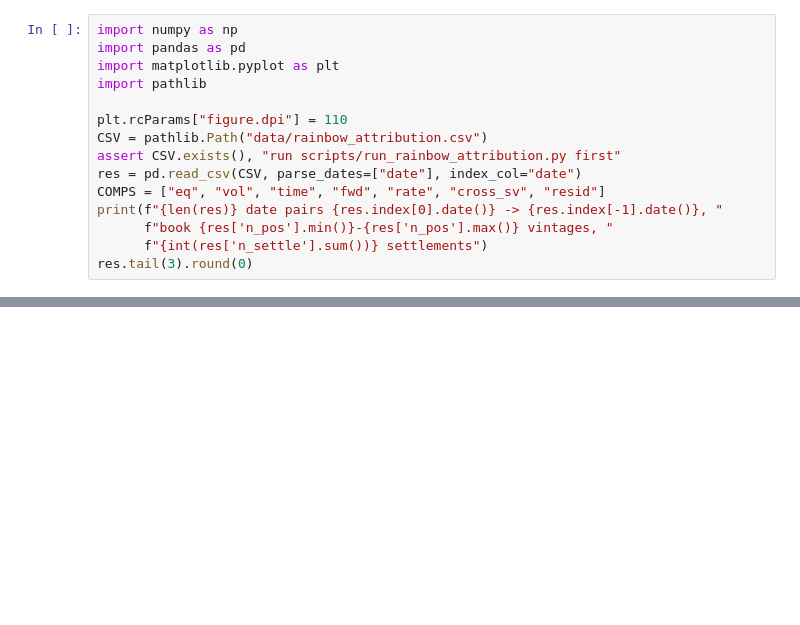
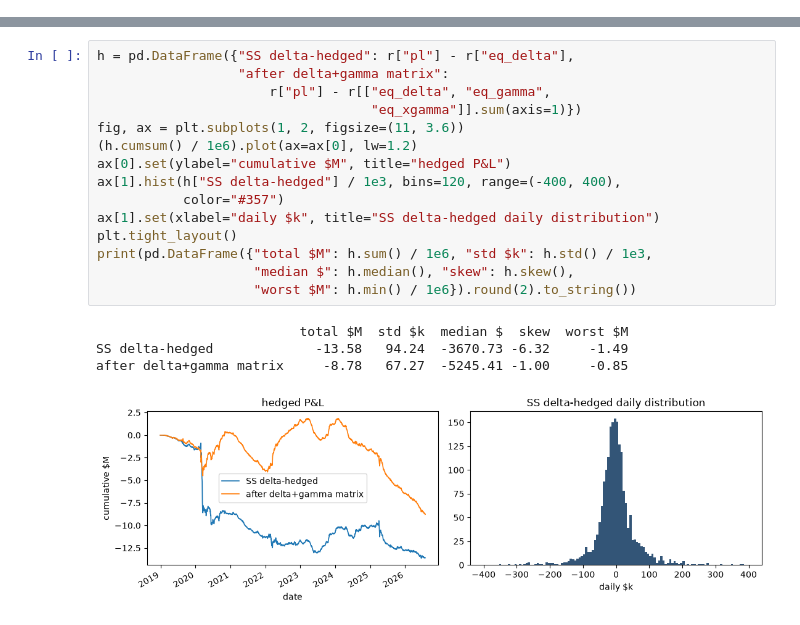
Before and after one commit to yufeng66/vol_pca, a Jupyter notebook: rainbow_attribution.ipynb, the cells around one changed output, grey strips where cells are left out. Drawn from its saved outputs; the diff is of its cells as text; blank space fills up the shorter version.

```diff
--- a/rainbow_attribution.ipynb
+++ b/rainbow_attribution.ipynb
@@ -30,15 +0,0 @@ Cache: `data/rainbow_attribution.csv` from `uv run python scripts/run_rainbow_at
-# %%
-import numpy as np
-import pandas as pd
-import matplotlib.pyplot as plt
-import pathlib
-
-plt.rcParams["figure.dpi"] = 110
-CSV = pathlib.Path("data/rainbow_attribution.csv")
-assert CSV.exists(), "run scripts/run_rainbow_attribution.py first"
-res = pd.read_csv(CSV, parse_dates=["date"], index_col="date")
-COMPS = ["eq", "vol", "time", "fwd", "rate", "cross_sv", "resid"]
-print(f"{len(res)} date pairs {res.index[0].date()} -> {res.index[-1].date()}, "
-      f"book {res['n_pos'].min()}-{res['n_pos'].max()} vintages, "
-      f"{int(res['n_settle'].sum())} settlements")
-res.tail(3).round(0)
@@ -333,0 +112,20 @@ resid std: $4,121 overall | $4,367 on settle days | $1,902 otherwise
+# %%
+h = pd.DataFrame({"SS delta-hedged": r["pl"] - r["eq_delta"],
+                  "after delta+gamma matrix":
+                      r["pl"] - r[["eq_delta", "eq_gamma",
+                                   "eq_xgamma"]].sum(axis=1)})
+fig, ax = plt.subplots(1, 2, figsize=(11, 3.6))
+(h.cumsum() / 1e6).plot(ax=ax[0], lw=1.2)
+ax[0].set(ylabel="cumulative $M", title="hedged P&L")
+ax[1].hist(h["SS delta-hedged"] / 1e3, bins=120, range=(-400, 400),
+           color="#357")
+ax[1].set(xlabel="daily $k", title="SS delta-hedged daily distribution")
+plt.tight_layout()
+print(pd.DataFrame({"total $M": h.sum() / 1e6, "std $k": h.std() / 1e3,
+                    "median $": h.median(), "skew": h.skew(),
+                    "worst $M": h.min() / 1e6}).round(2).to_string())
+# %% [output]
+                          total $M  std $k  median $  skew  worst $M
+SS delta-hedged             -13.58   94.24  -3670.73 -6.32     -1.49
+after delta+gamma matrix     -8.78   67.27  -5245.41 -1.00     -0.85
+[figure, added]
```
Also changed, not shown: parts of 33 cells of this notebook, 3 other files.
